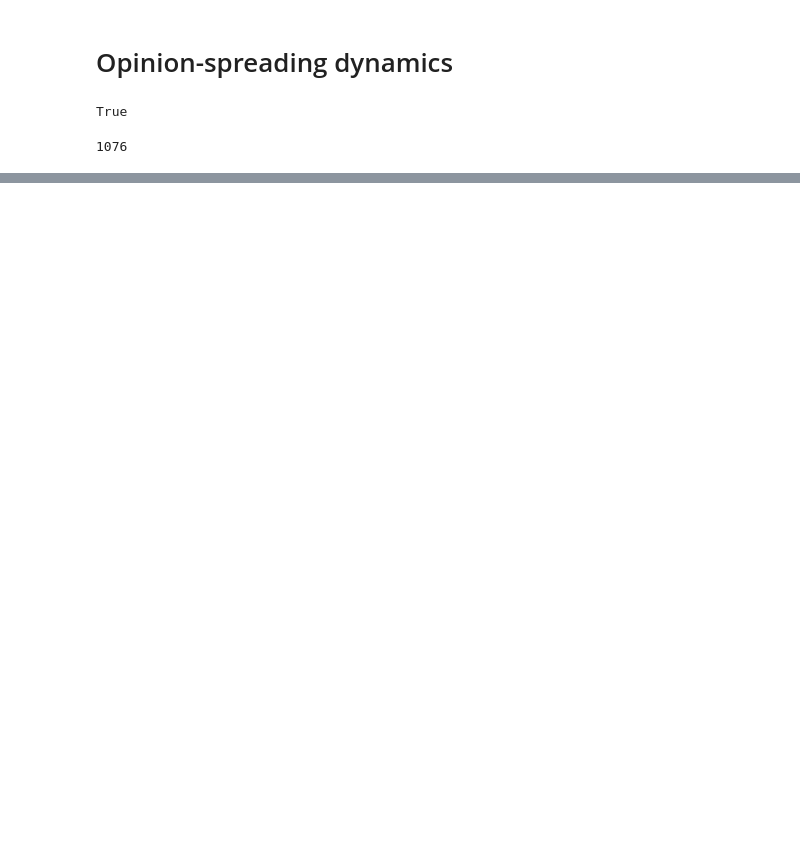
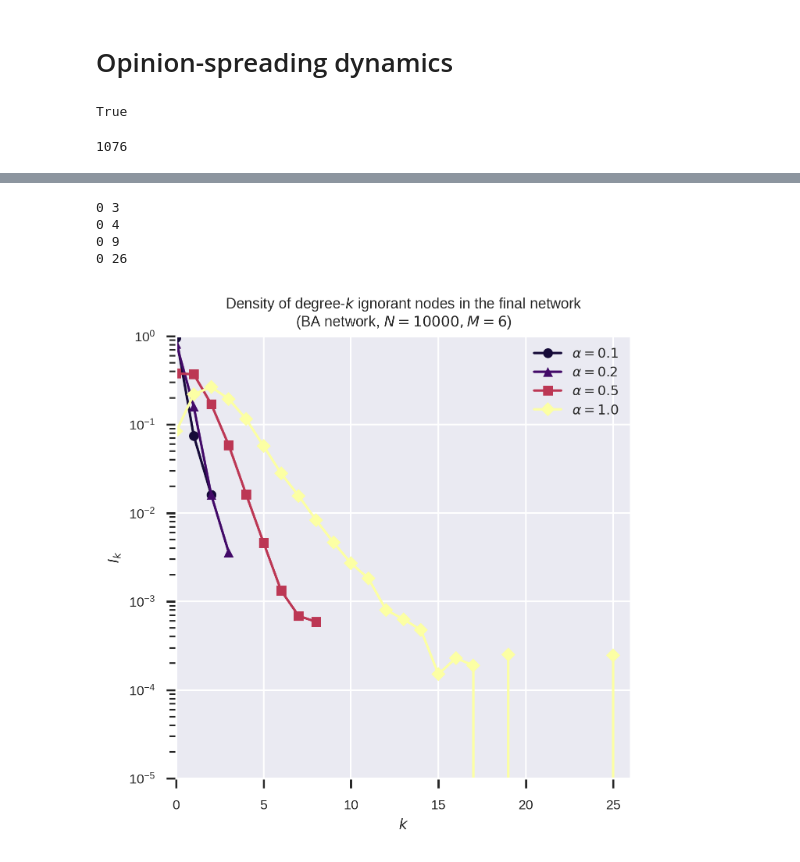
Before and after one commit to simoninireland/cncp-playground, a Jupyter notebook: Rumour-spreading.ipynb, the cells around one changed output, grey strips where cells are left out. Drawn from its saved outputs; the diff is of its cells as text; code cells hidden in the pictures; blank space fills up the shorter version.

```diff
--- a/Rumour-spreading.ipynb
+++ b/Rumour-spreading.ipynb
@@ -105,0 +107,20 @@ _ = plt.show()
+# %%
+class IgnorantsDistribution(SingleSpreader):
+
+    IGNORANTS_DIST = 'ignorants_dist'
+
+    def results(self):
+        rc = super().results()
+
+        # extract the degree histogram of only the ignorant nodes
+        g = self.network().copy()
+        N = g.order()
+        nonignorants = [n for n in g.nodes if self.getCompartment(n) != self.IGNORANT]
+        g.remove_nodes_from(nonignorants)
+        ni = g.order()
+        hist = degree_histogram(g)
+        for k in range(len(hist)):
+            hist[k] /= ni
+
+        rc[self.IGNORANTS_DIST] = hist
+        return rc
@@ -105,0 +152,47 @@ _ = plt.show()
+# %%
+fig, ax = plt.subplots(figsize=(5,5))
+
+nb.select('final-ignorants-distribution-ba')
+df = lab.dataframe()
+
+colourMap = get_cmap('inferno')
+markers = ['o', '^', 's', 'D']
+
+pStifles = sorted(df[Opinion.P_STIFLE].unique())
+for i in range(len(pStifles)):
+    pStifle = pStifles[i]
+    dfs = df[df[Opinion.P_STIFLE] == pStifle]
+    N = dfs[BANetwork.N].mean()
+    kmax = dfs[IgnorantsDistribution.IGNORANTS_DIST].apply(len).max()
+
+    col = colourMap(pStifle)
+    mark = markers[i]
+
+    ignorants = DataFrame(dfs[IgnorantsDistribution.IGNORANTS_DIST].values.tolist()).rename(columns=lambda i: i)
+    ignorantsmean = ignorants.mean()
+
+    kmin = 0
+    for k in range(kmax):
+        if ignorantsmean[k] > 0:
+            break
+        kmin += 1
+    ks = range(kmin, kmax)
+    ax.plot(ks, ignorantsmean[kmin:kmax],
+            color=col, marker = mark,
+            label=f'$\\alpha = {pStifle:.1f}$')
+
+ax.set_ylabel('$I_k$')
+ax.set_ylim([1e-5, 1])
+ax.set_yscale('log')
+ax.set_xlabel('$k$')
+ax.set_xlim([0, kmax])
+ax.legend(loc='upper right')
+ax.set_title('Density of degree-$k$ ignorant nodes in the final network\n(BA network, $N = {N}, M = {M}$)'.format(N=int(1e4), M=6))
+
+_ = plt.show()
+# %% [output]
+0 3
+0 4
+0 9
+0 26
+[figure, added]
```
Also changed, not shown: parts of 7 cells of this notebook.
